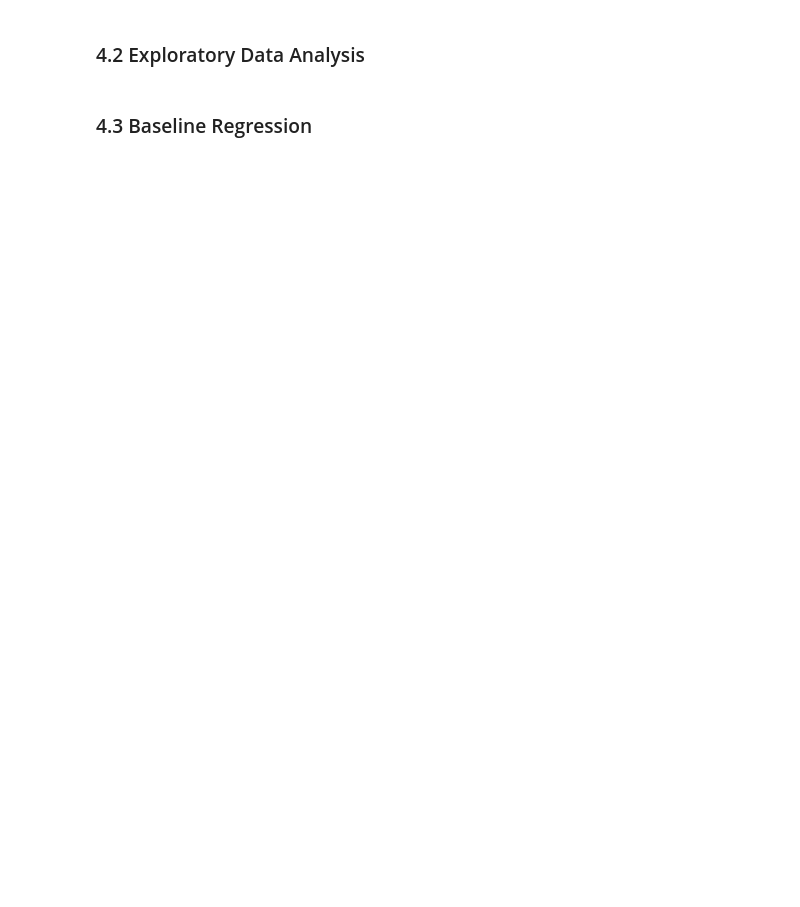
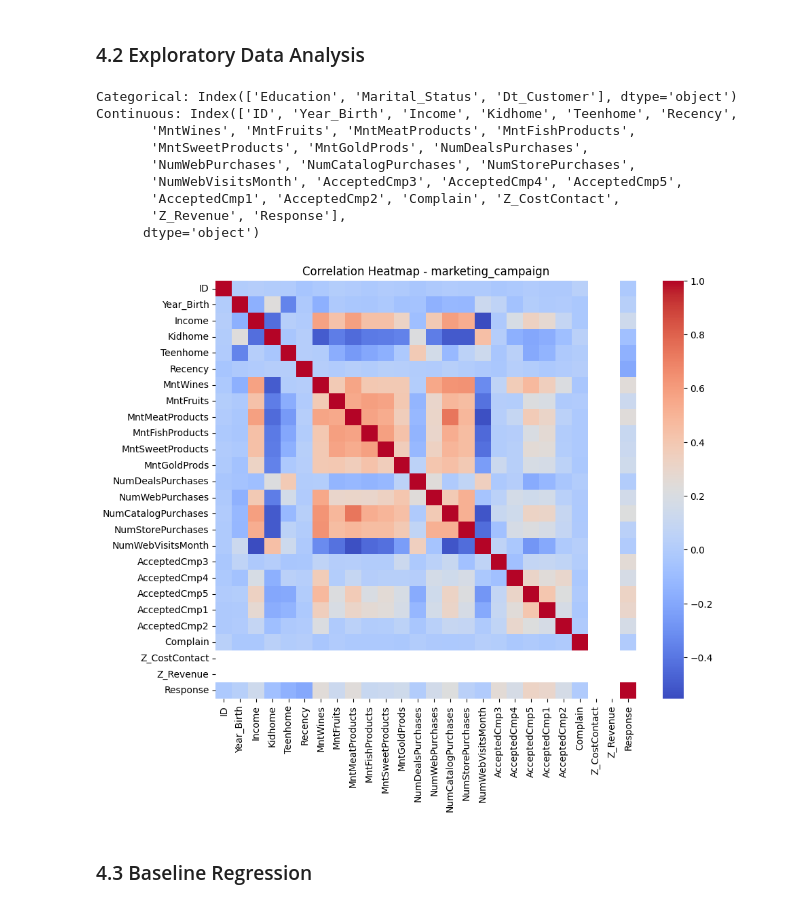
Before and after one commit to paumar2/Capstone-Customer-Churn-BU, a Jupyter notebook: week1_regression_notebook.ipynb, the cells around one changed output. Cells and saved outputs as stored; diff of their text form; code cells hidden in the pictures; blank space fills up the shorter version.

```diff
--- a/week1_regression_notebook.ipynb
+++ b/week1_regression_notebook.ipynb
@@ -174,8 +326,9 @@ digital_marketing_encoded.head()
 ## 4. Dataset 3: marketing_campaign (Optional for Week 1)
 ### 4.1 Data Overview
 # %%
-
-marketing_campaign = pd.read_csv("marketing_campaign.csv")
+marketing_campaign = pd.read_csv("marketing_campaign.csv", sep=";")
+#remove any null rows
+marketing_campaign.dropna(inplace=True)
 marketing_campaign.head()
 marketing_campaign.info()
 marketing_campaign.describe()
@@ -182,17 +363,27 @@ marketing_campaign.describe()
 # %% [markdown]
 ### 4.2 Exploratory Data Analysis
 # %%
-
 categorical_cols = marketing_campaign.select_dtypes(include=["object", "category"]).columns
 continuous_cols = marketing_campaign.select_dtypes(include=["int64", "float64"]).columns
-
 print("Categorical:", categorical_cols)
 print("Continuous:", continuous_cols)
 
+#correlation heatmap
 plt.figure(figsize=(10,8))
-sns.heatmap(marketing_campaign[continuous_cols].corr(), annot=True, cmap="coolwarm")
+sns.heatmap(marketing_campaign[continuous_cols].corr(), cmap="coolwarm")
 plt.title("Correlation Heatmap - marketing_campaign")
 plt.show()
+# %% [output]
+Categorical: Index(['Education', 'Marital_Status', 'Dt_Customer'], dtype='object')
+Continuous: Index(['ID', 'Year_Birth', 'Income', 'Kidhome', 'Teenhome', 'Recency',
+       'MntWines', 'MntFruits', 'MntMeatProducts', 'MntFishProducts',
+       'MntSweetProducts', 'MntGoldProds', 'NumDealsPurchases',
+       'NumWebPurchases', 'NumCatalogPurchases', 'NumStorePurchases',
+       'NumWebVisitsMonth', 'AcceptedCmp3', 'AcceptedCmp4', 'AcceptedCmp5',
+       'AcceptedCmp1', 'AcceptedCmp2', 'Complain', 'Z_CostContact',
+       'Z_Revenue', 'Response'],
+      dtype='object')
+[figure, added]
 # %% [markdown]
 ### 4.3 Baseline Regression
 # %%
```
Also changed, not shown: parts of 20 cells of this notebook, 2 other files.
